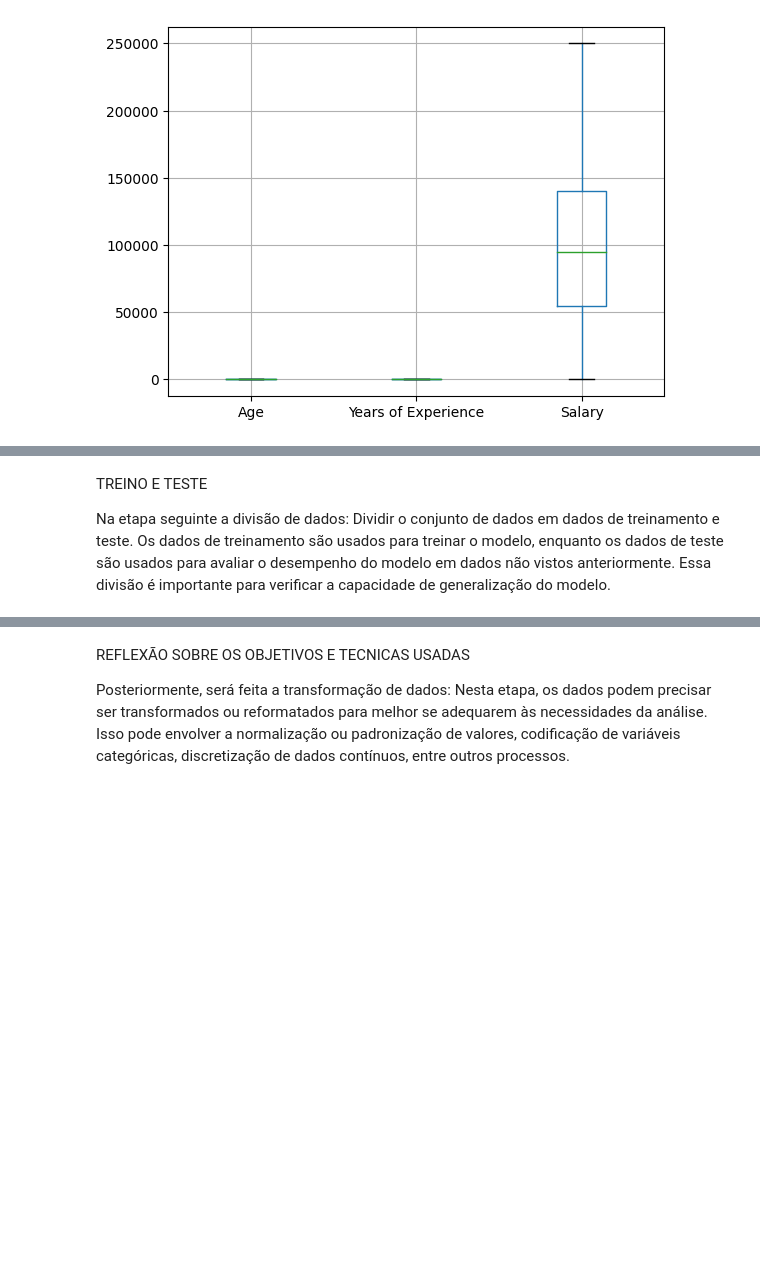
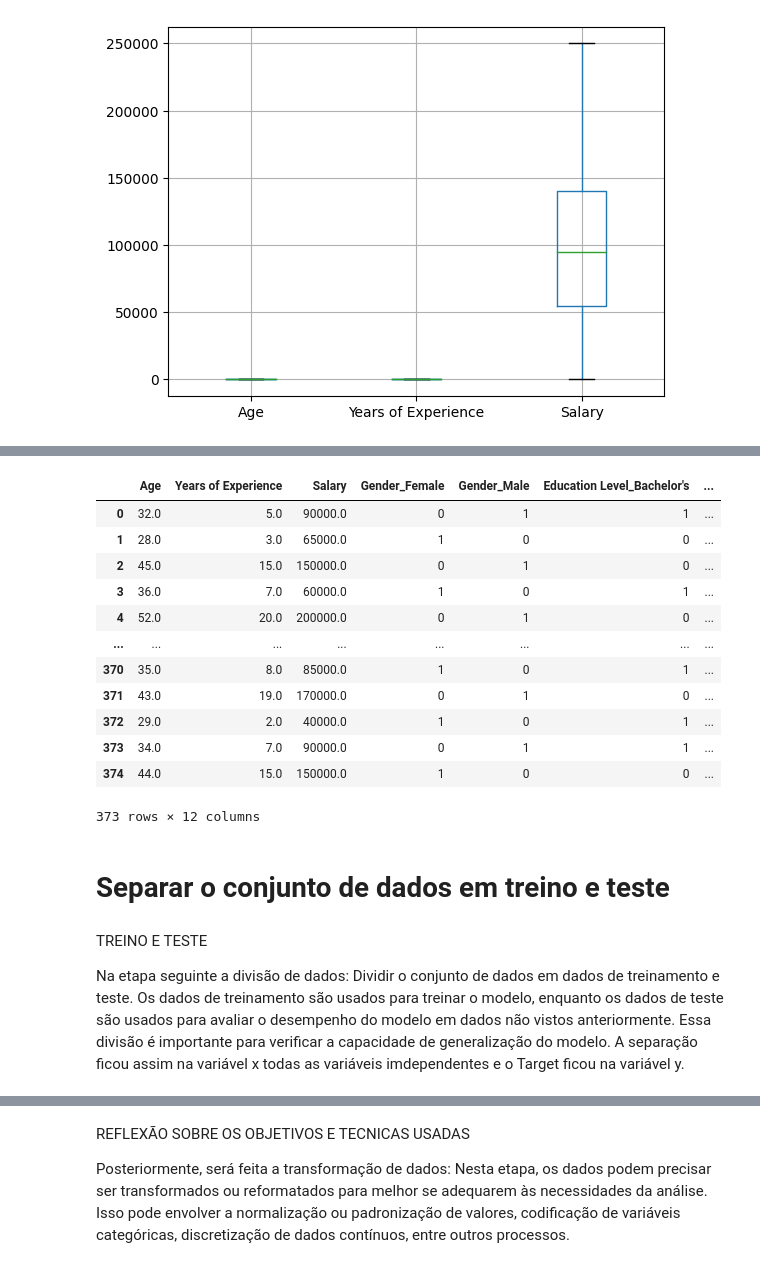
Before and after one commit to PauloQuirinoCD/Projeto_Salary, a Jupyter notebook: Projeto_Aplicação_de_Métodos_de_machine_learning(salary)_Template.ipynb, the cells around one changed output, grey strips where cells are left out. Drawn from its saved outputs; the diff is of its cells as text; code cells hidden in the pictures; blank space fills up the shorter version.

```diff
--- a/Projeto_Aplicação_de_Métodos_de_machine_learning(salary)_Template.ipynb
+++ b/Projeto_Aplicação_de_Métodos_de_machine_learning(salary)_Template.ipynb
@@ -165,0 +349,3 @@ O conjunto de dados depois da limpaza será submetido a pelos menos três máqui
+# %%
+dados.drop('Job Title', axis=1, inplace=True)
+dados.head(10)
@@ -166,4 +364,24 @@ O conjunto de dados depois da limpaza será submetido a pelos menos três máqui
+# %%
+dados = pd.get_dummies(dados, columns=['Categoria_titilo_trabalho'])
+dados
+# %% [output]
+|  | Age | Years of Experience | Salary | Gender_Female | Gender_Male | Education Level_Bachelor's | ... |
+| 0 | 32.0 | 5.0 | 90000.0 | 0 | 1 | 1 | ... |
+| 1 | 28.0 | 3.0 | 65000.0 | 1 | 0 | 0 | ... |
+| 2 | 45.0 | 15.0 | 150000.0 | 0 | 1 | 0 | ... |
+| 3 | 36.0 | 7.0 | 60000.0 | 1 | 0 | 1 | ... |
+| 4 | 52.0 | 20.0 | 200000.0 | 0 | 1 | 0 | ... |
+| ... | ... | ... | ... | ... | ... | ... | ... |
+| 370 | 35.0 | 8.0 | 85000.0 | 1 | 0 | 1 | ... |
+| 371 | 43.0 | 19.0 | 170000.0 | 0 | 1 | 0 | ... |
+| 372 | 29.0 | 2.0 | 40000.0 | 1 | 0 | 1 | ... |
+| 373 | 34.0 | 7.0 | 90000.0 | 0 | 1 | 1 | ... |
+| 374 | 44.0 | 15.0 | 150000.0 | 1 | 0 | 0 | ... |
+373 rows × 12 columns
+# %% [markdown]
+# Separar o conjunto de dados em treino e teste
 # %% [markdown]
 TREINO E TESTE
 
 Na etapa seguinte a divisão de dados: Dividir o conjunto de dados em dados de treinamento e teste. Os dados de treinamento são usados para treinar o modelo, enquanto os dados de teste são usados para avaliar o desempenho do modelo em dados não vistos anteriormente. Essa divisão é importante para verificar a capacidade de generalização do modelo.
+A separação ficou assim na variável x todas as variáveis imdependentes e o Target ficou na variável y.
```
Also changed, not shown: parts of 55 cells of this notebook.
